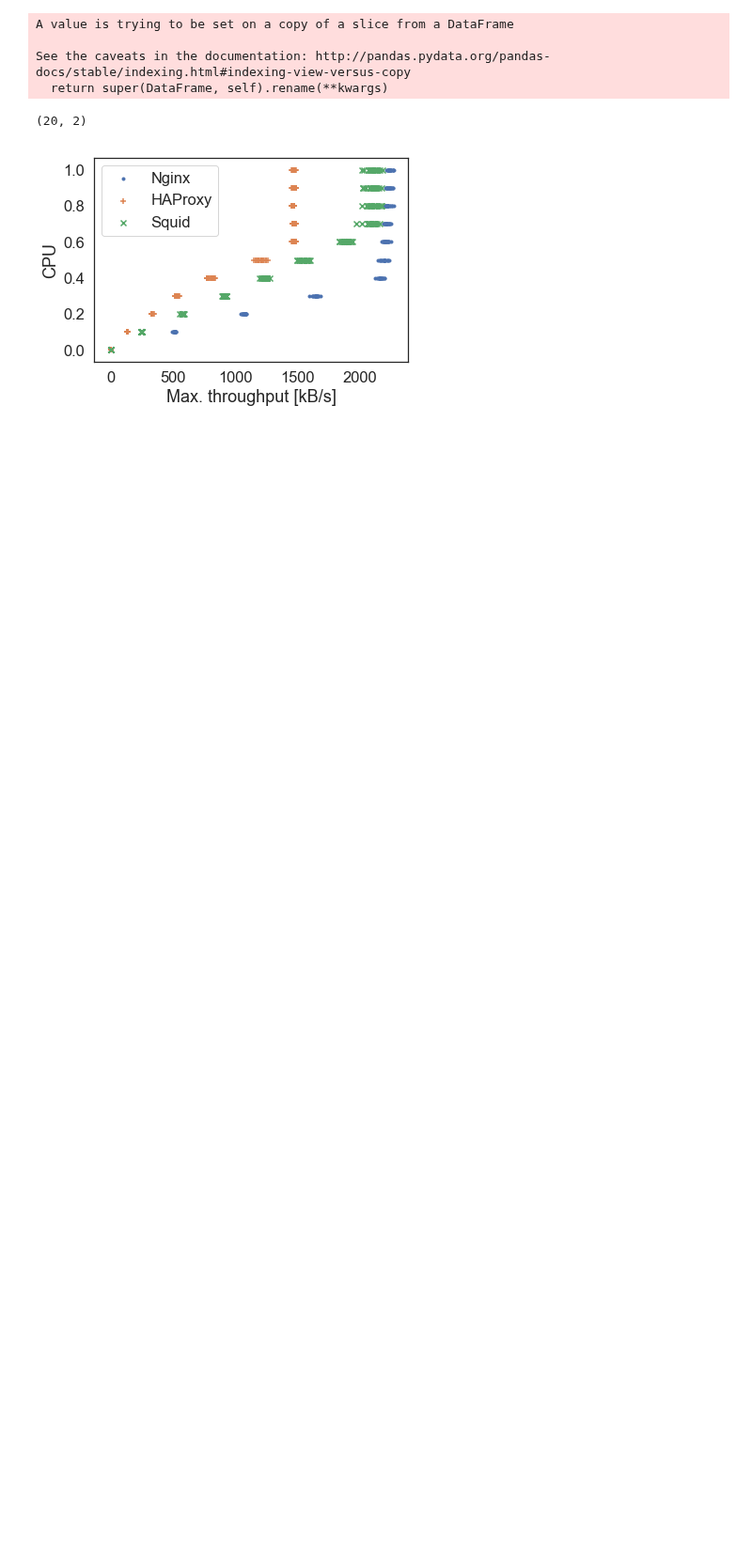
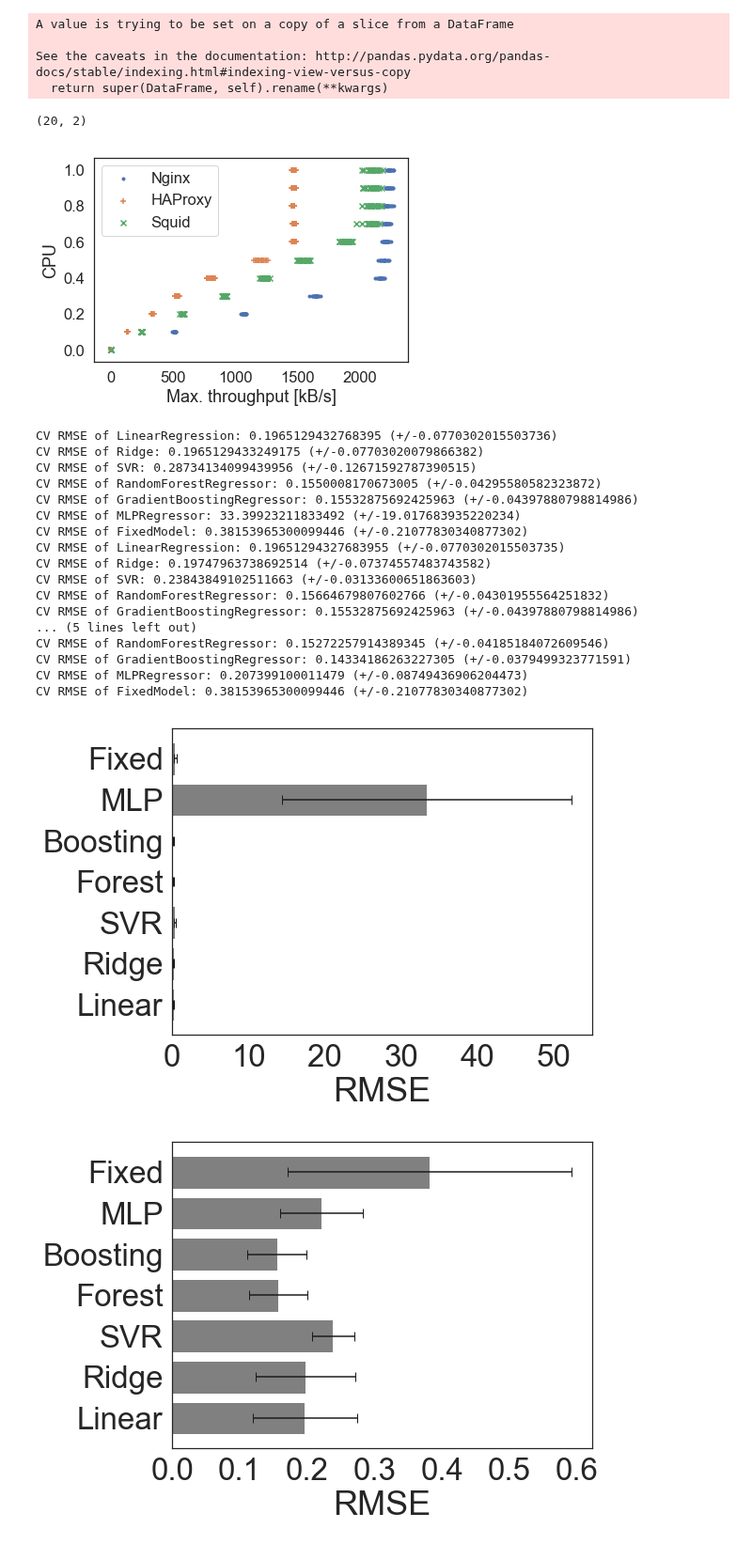
Before and after one commit to CN-UPB/ml-for-resource-allocation, a Jupyter notebook: vnf_web.ipynb, the cells around one changed output. Shown at 94% size. Drawn from its saved outputs; the diff is of its cells as text; code cells hidden in the pictures; blank space fills up the shorter version.

```diff
--- a/vnf_web.ipynb
+++ b/vnf_web.ipynb
@@ -267,14 +267,34 @@ def predict_plot_all(models, scaler, X, y, vnf_name):
     plt.tight_layout()
     fig.savefig(f'plots/{vnf_name}_model_comparison.pdf')
 # %%
-# vnf_name = 'nginx'
-# X, y, scaler = prepare_data(nginx, vnf_name)
+vnf_name = 'nginx'
+X, y, scaler = prepare_data(nginx, vnf_name)
 
-# # CV without scaling and hyperparam tuning
-# train_eval_models(X, y, vnf_name, tune_params=False)
-# # with scaling, but without hyperparam tuning
-# train_eval_models(scaler.transform(X), y, vnf_name, tune_params=False)
-# # with scaling and tuning
-# models = train_eval_models(scaler.transform(X), y, vnf_name, tune_params=True)
+# CV without scaling and hyperparam tuning
+train_eval_models(X, y, vnf_name, tune_params=False)
+# with scaling, but without hyperparam tuning
+train_eval_models(scaler.transform(X), y, vnf_name, tune_params=False)
+# with scaling and tuning
+models = train_eval_models(scaler.transform(X), y, vnf_name, tune_params=True)
 
-# predict_plot_all(models, scaler, X, y, vnf_name)
+predict_plot_all(models, scaler, X, y, vnf_name)
+# %% [output]
+CV RMSE of LinearRegression: 0.1965129432768395 (+/-0.0770302015503736)
+CV RMSE of Ridge: 0.1965129433249175 (+/-0.07703020079866382)
+CV RMSE of SVR: 0.28734134099439956 (+/-0.12671592787390515)
+CV RMSE of RandomForestRegressor: 0.1550008170673005 (+/-0.04295580582323872)
+CV RMSE of GradientBoostingRegressor: 0.15532875692425963 (+/-0.04397880798814986)
+CV RMSE of MLPRegressor: 33.39923211833492 (+/-19.017683935220234)
+CV RMSE of FixedModel: 0.38153965300099446 (+/-0.21077830340877302)
+CV RMSE of LinearRegression: 0.19651294327683955 (+/-0.0770302015503735)
+CV RMSE of Ridge: 0.19747963738692514 (+/-0.07374557483743582)
+CV RMSE of SVR: 0.23843849102511663 (+/-0.03133600651863603)
+CV RMSE of RandomForestRegressor: 0.15664679807602766 (+/-0.04301955564251832)
+CV RMSE of GradientBoostingRegressor: 0.15532875692425963 (+/-0.04397880798814986)
+... (5 lines left out)
+CV RMSE of RandomForestRegressor: 0.15272257914389345 (+/-0.04185184072609546)
+CV RMSE of GradientBoostingRegressor: 0.14334186263227305 (+/-0.0379499323771591)
+CV RMSE of MLPRegressor: 0.207399100011479 (+/-0.08749436906204473)
+CV RMSE of FixedModel: 0.38153965300099446 (+/-0.21077830340877302)
+[figure, added]
+[figure, added]
```
Also changed, not shown: parts of 2 cells of this notebook, 12 other files.
